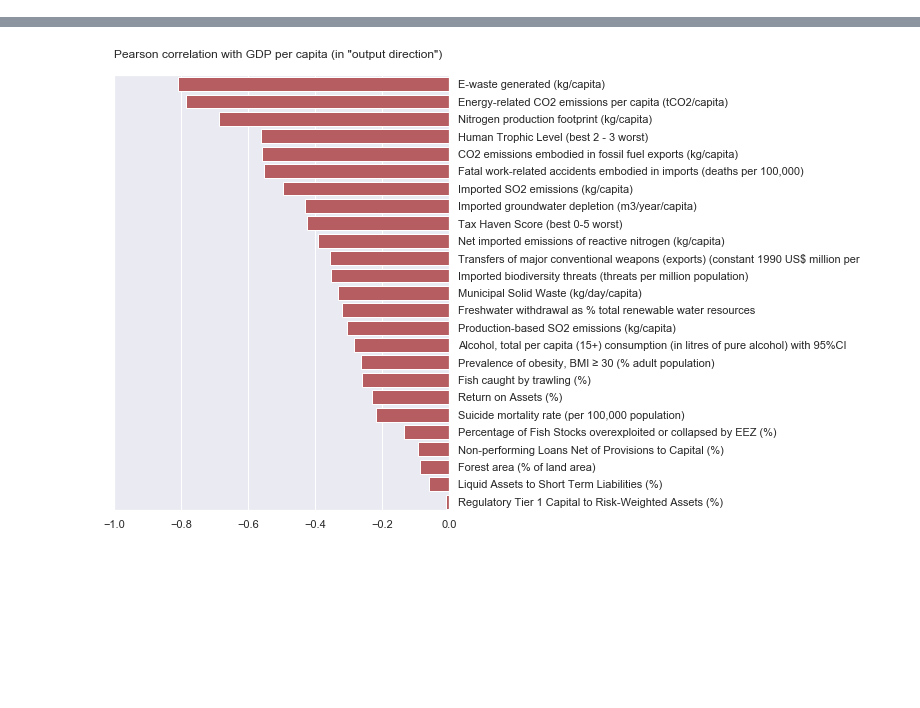
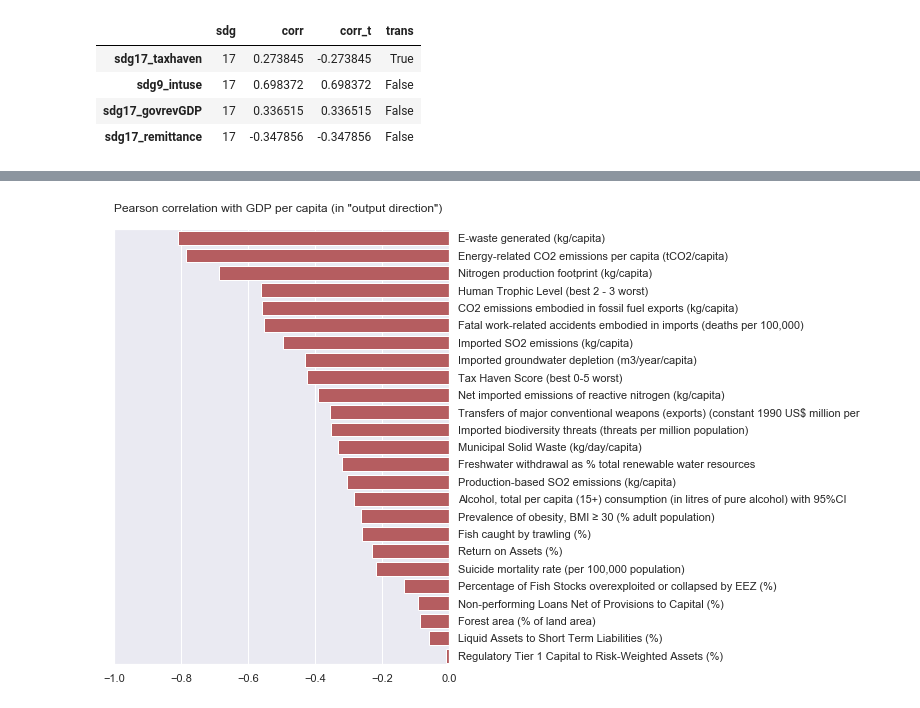
Before and after one commit to emcmd/sdg-dea, a Jupyter notebook: isotonicity.ipynb, the cells around one changed output, grey strips where cells are left out. Saved outputs shown, nothing was run; the diff lists cells and outputs as text; code cells hidden in the pictures; blank space fills up the shorter version.

```diff
--- a/isotonicity.ipynb
+++ b/isotonicity.ipynb
@@ -19,0 +126,8 @@ dir_sdg_in = pd.read_excel('SDG-DEA_indicators_V3_20200428.xlsx',
+# %%
+sdg_slice
+# %% [output]
+|  | sdg | corr | corr_t | trans |
+| sdg17_taxhaven | 17 | 0.273845 | -0.273845 | True |
+| sdg9_intuse | 17 | 0.698372 | 0.698372 | False |
+| sdg17_govrevGDP | 17 | 0.336515 | 0.336515 | False |
+| sdg17_remittance | 17 | -0.347856 | -0.347856 | False |
```
Also changed, not shown: parts of 12 cells of this notebook.
